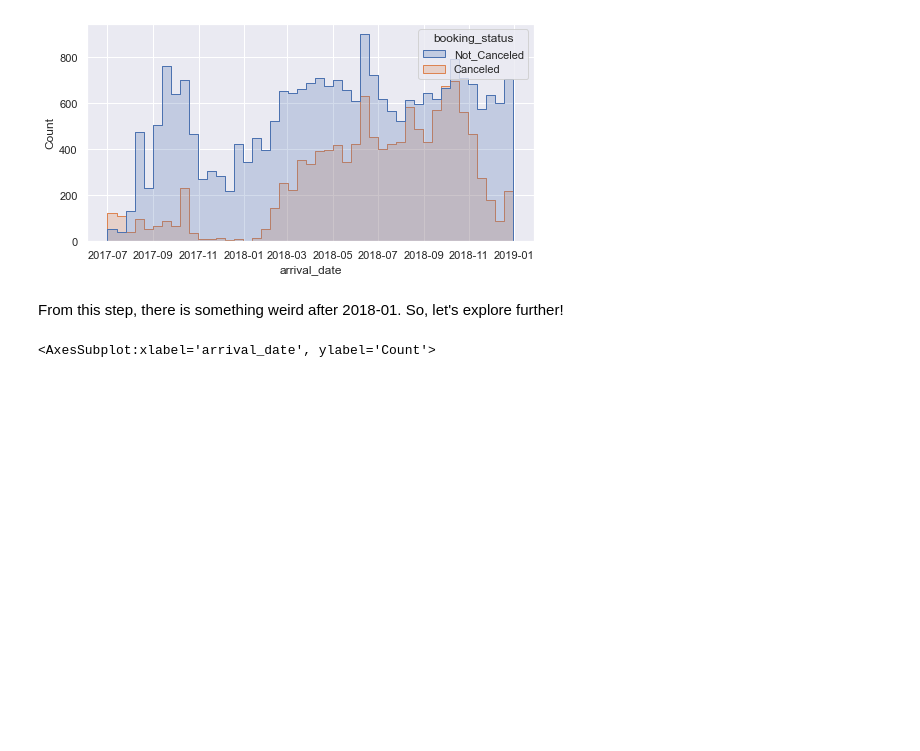
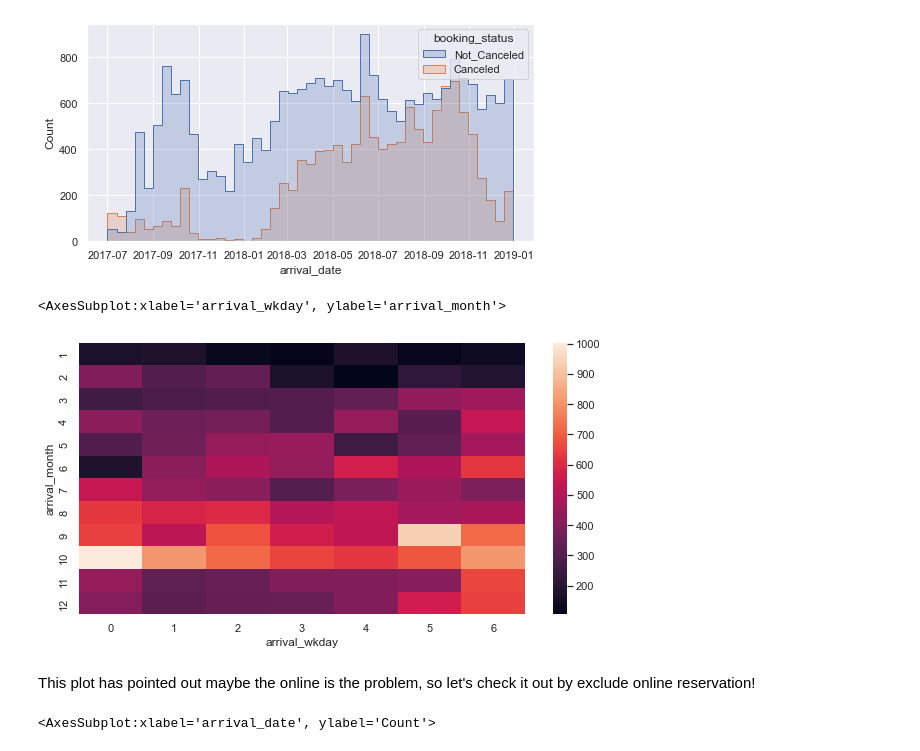
Before and after one commit to Sirabhop/Kaggle_Challenge, a Jupyter notebook: Challenge_3_Hotel_Reservation.ipynb, the cells around one changed output. Drawn from its saved outputs; the diff is of its cells as text; code cells hidden in the pictures; blank space fills up the shorter version.

```diff
--- a/Challenge_3_Hotel_Reservation.ipynb
+++ b/Challenge_3_Hotel_Reservation.ipynb
@@ -21,8 +27,13 @@ sns.histplot(x = df['arrival_date'], hue = df['booking_status'], element="step")
 # %% [output]
 <AxesSubplot:xlabel='arrival_date', ylabel='Count'>
 [figure]
-# %% [markdown]
-From this step, there is something weird after 2018-01. So, let's explore further!
+# %%
+sns.heatmap(df.pivot_table(index = 'arrival_month', columns = 'arrival_wkday', values = 'arrival_date', aggfunc = 'count'))
+# %% [output]
+<AxesSubplot:xlabel='arrival_wkday', ylabel='arrival_month'>
+[figure, added]
+# %% [markdown]
+This plot has pointed out maybe the online is the problem, so let's check it out by exclude online reservation!
 # %%
 sns.set(rc={'figure.figsize':(10,5)})
 sns.histplot(x = df['arrival_date'], hue = df['market_segment_type'], element="step")
```
Also changed, not shown: parts of 16 cells of this notebook.
